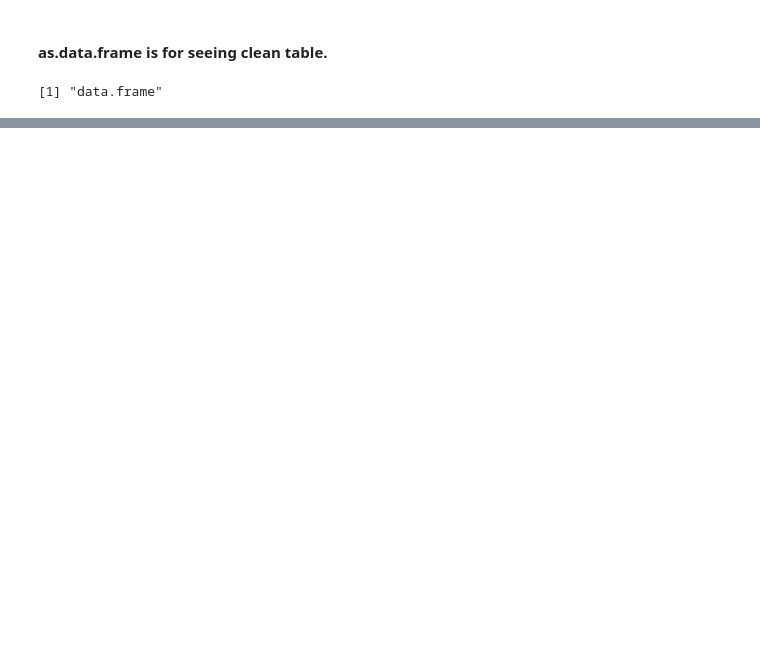
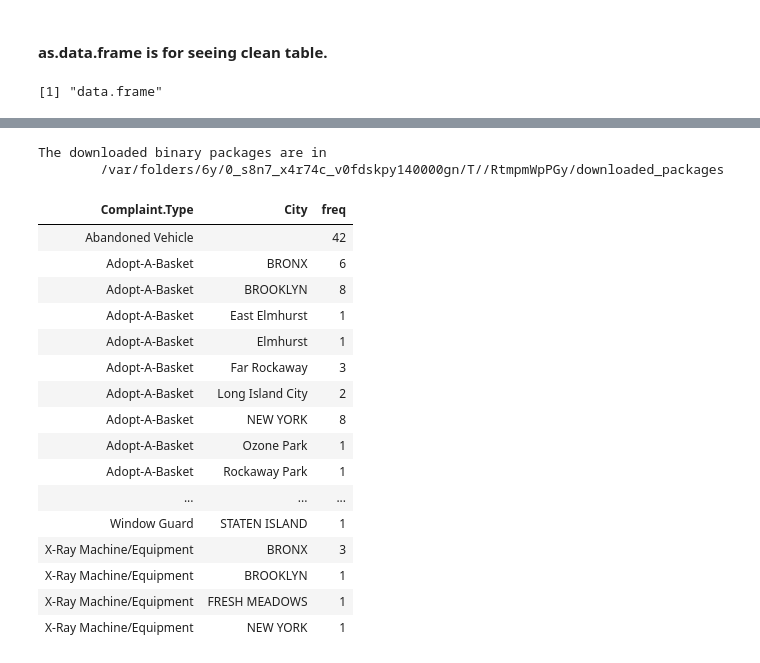
Before and after one commit to mariaebbrandao/Exploring-311-Dataset, a Jupyter notebook: Exploring 311 Dataset .ipynb, the cells around one changed output, grey strips where cells are left out. Drawn from its saved outputs; the diff is of its cells as text; code cells hidden in the pictures; blank space fills up the shorter version.

```diff
--- a/Exploring 311 Dataset .ipynb
+++ b/Exploring 311 Dataset .ipynb
@@ -147,0 +184,5 @@ t
+# %%
+install.packages('plyr')
+# %% [output]
+The downloaded binary packages are in
+        /var/folders/6y/0_s8n7_x4r74c_v0fdskpy140000gn/T//RtmpmWpPGy/downloaded_packages
@@ -147,0 +191,22 @@ t
+# %%
+x = count(dataset2018, c('Complaint.Type','City'))
+# %%
+x
+# %% [output]
+| Complaint.Type | City | freq |
+| Abandoned Vehicle |  | 42 |
+| Adopt-A-Basket | BRONX | 6 |
+| Adopt-A-Basket | BROOKLYN | 8 |
+| Adopt-A-Basket | East Elmhurst | 1 |
+| Adopt-A-Basket | Elmhurst | 1 |
+| Adopt-A-Basket | Far Rockaway | 3 |
+| Adopt-A-Basket | Long Island City | 2 |
+| Adopt-A-Basket | NEW YORK | 8 |
+| Adopt-A-Basket | Ozone Park | 1 |
+| Adopt-A-Basket | Rockaway Park | 1 |
+| ... | ... | ... |
+| Window Guard | STATEN ISLAND | 1 |
+| X-Ray Machine/Equipment | BRONX | 3 |
+| X-Ray Machine/Equipment | BROOKLYN | 1 |
+| X-Ray Machine/Equipment | FRESH MEADOWS | 1 |
+| X-Ray Machine/Equipment | NEW YORK | 1 |
```
Also changed, not shown: parts of 17 cells of this notebook.
